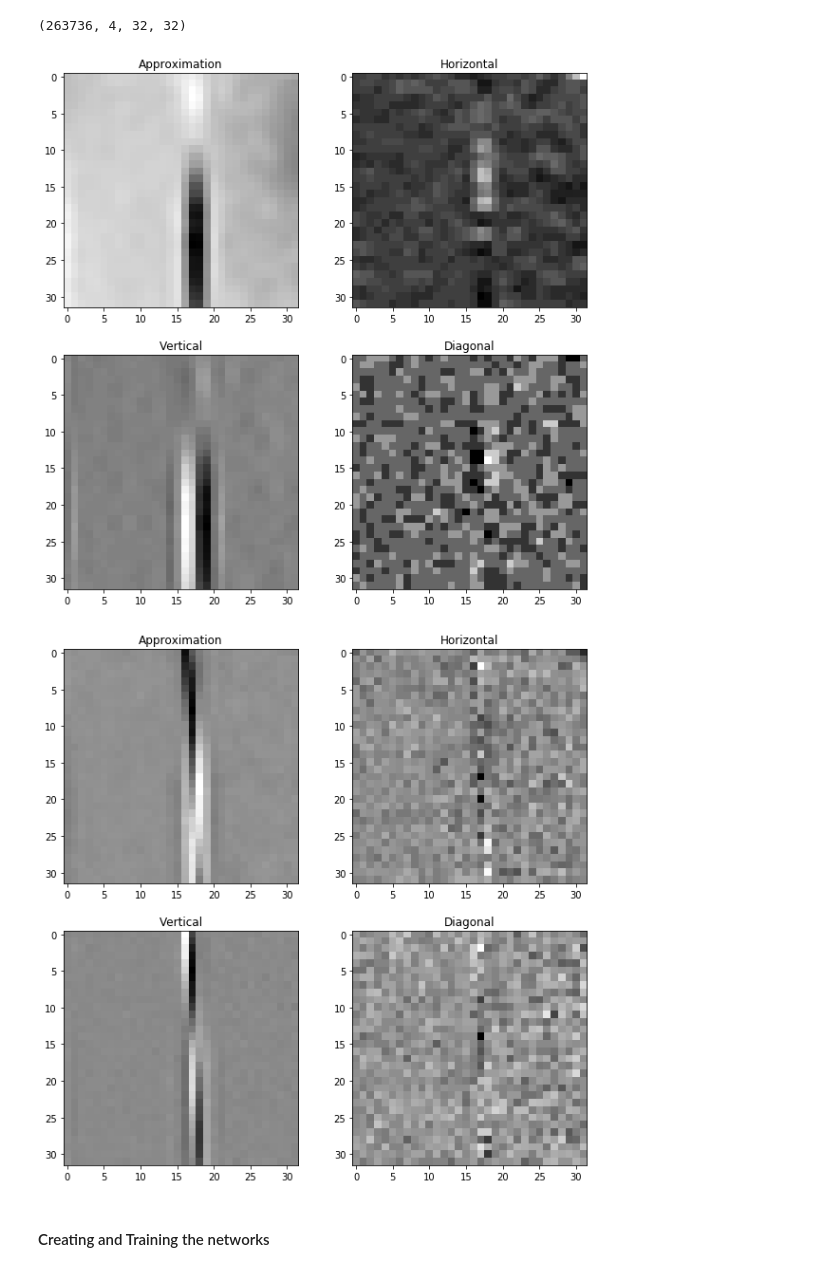
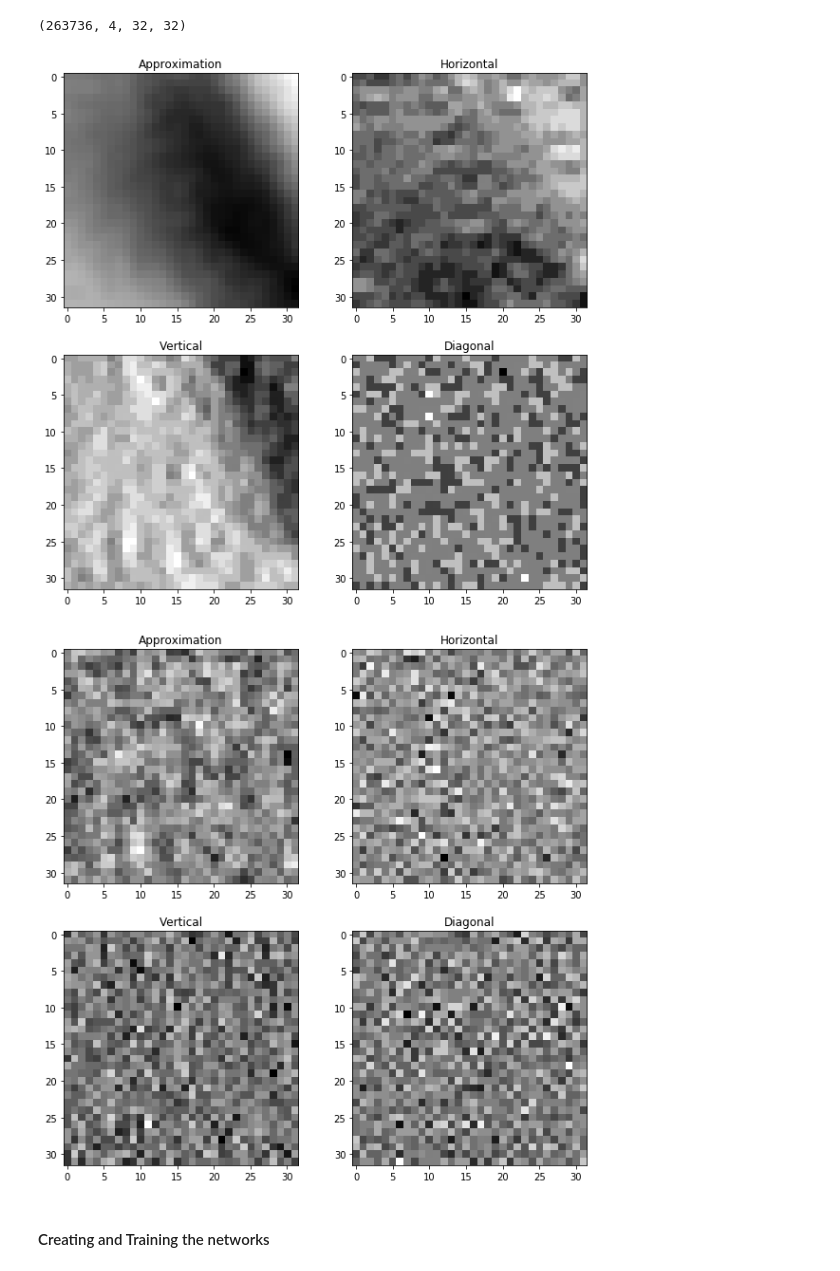
Before and after one commit to Shrecki/SuperHighResProject, a Jupyter notebook: SRCNN_notebook.ipynb, the cells around one changed output. Drawn from its saved outputs; the diff is of its cells as text; code cells hidden in the pictures.

Commit message:
Train frequency model in luminance channel

```diff
--- a/SRCNN_notebook.ipynb
+++ b/SRCNN_notebook.ipynb
@@ -102,5 +103,5 @@ def getSubImages(image, stride = stride) :
     height, width = utility.getSize(image)
     for h in range(0, height - window_size, stride) :
         for w in range (0, width - window_size, stride) :
-            sub.append(image[h : h + window_size, w : w + window_size, :])
+            sub.append(image[h : h + window_size, w : w + window_size])
     return sub
@@ -113,11 +119,9 @@ img_len = 90
 
 sub_labels = []
 sub_samples = []
-sub_valid_hr = []
-sub_valid_lr = []
 
 for i in range(0,img_len) :
-    label, sample = get_input_images(rgb_hd[i], 4)
+    label, sample = get_input_images(hd[i], 4.)
 
     #Calculate subimages
     sub_labels += getSubImages(label)
@@ -190,12 +186,11 @@ plot_waveletTrans(y_dwt)
 # %%
-def get_wavelets(labels, samples, ch_number) :
-    assert (ch_number >= 0 and ch_number < 3)
+def get_wavelets(labels, samples) :
 
     label_set = []
     train_set = []
     for i in range(len(labels)) :
-        x = samples[i][:,:,ch_number]
-        y = labels[i][:,:,ch_number]
+        x = samples[i]
+        y = labels[i]
 
 
         dwt_y = pywt.dwt2(y, 'haar')
@@ -226 +217,3 @@ test_blue, train_blue = get_wavelets(sub_labels, sub_samples, 2)
+# %%
+test, train = get_wavelets(sub_labels, sub_samples)
 # %%
@@ -232,15 +225,15 @@ test_green.shape
 # %% [output]
 (263736, 4, 32, 32)
 # %%
-sample = train_red[20]
+sample = train[20]
 plot4images(sample[0], sample[1], sample[2], sample[3])
 # %% [output]
-[figure, old version]
+[figure, new version]
 # %%
-label = test_red[20]
+label = test[20]
 plot4images(label[0], label[1], label[2], label[3])
 # %% [output]
-[figure, old version]
+[figure, new version]
 # %% [markdown]
 #### Creating and Training the networks
 # %%
```
Also changed, not shown: parts of 32 cells of this notebook.
